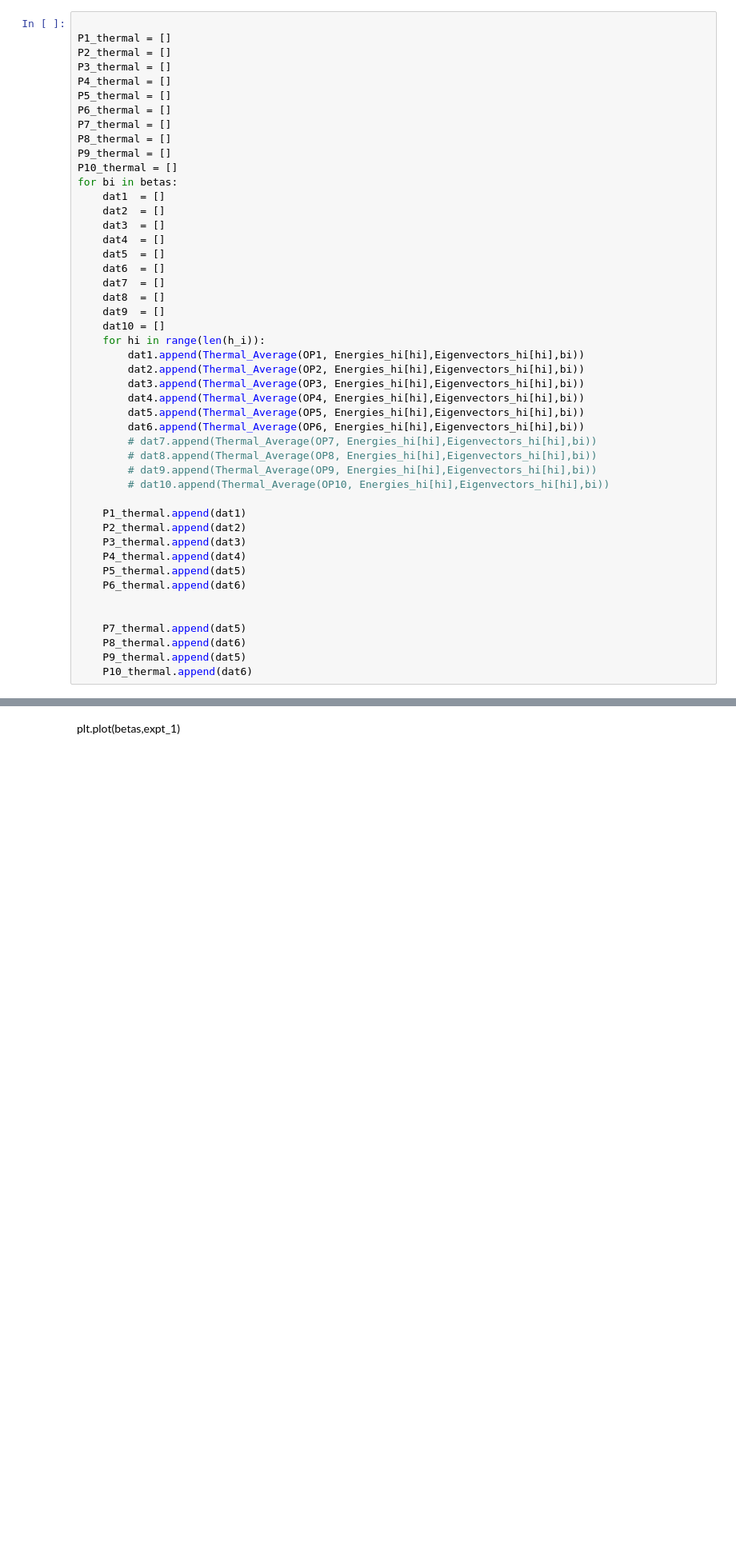
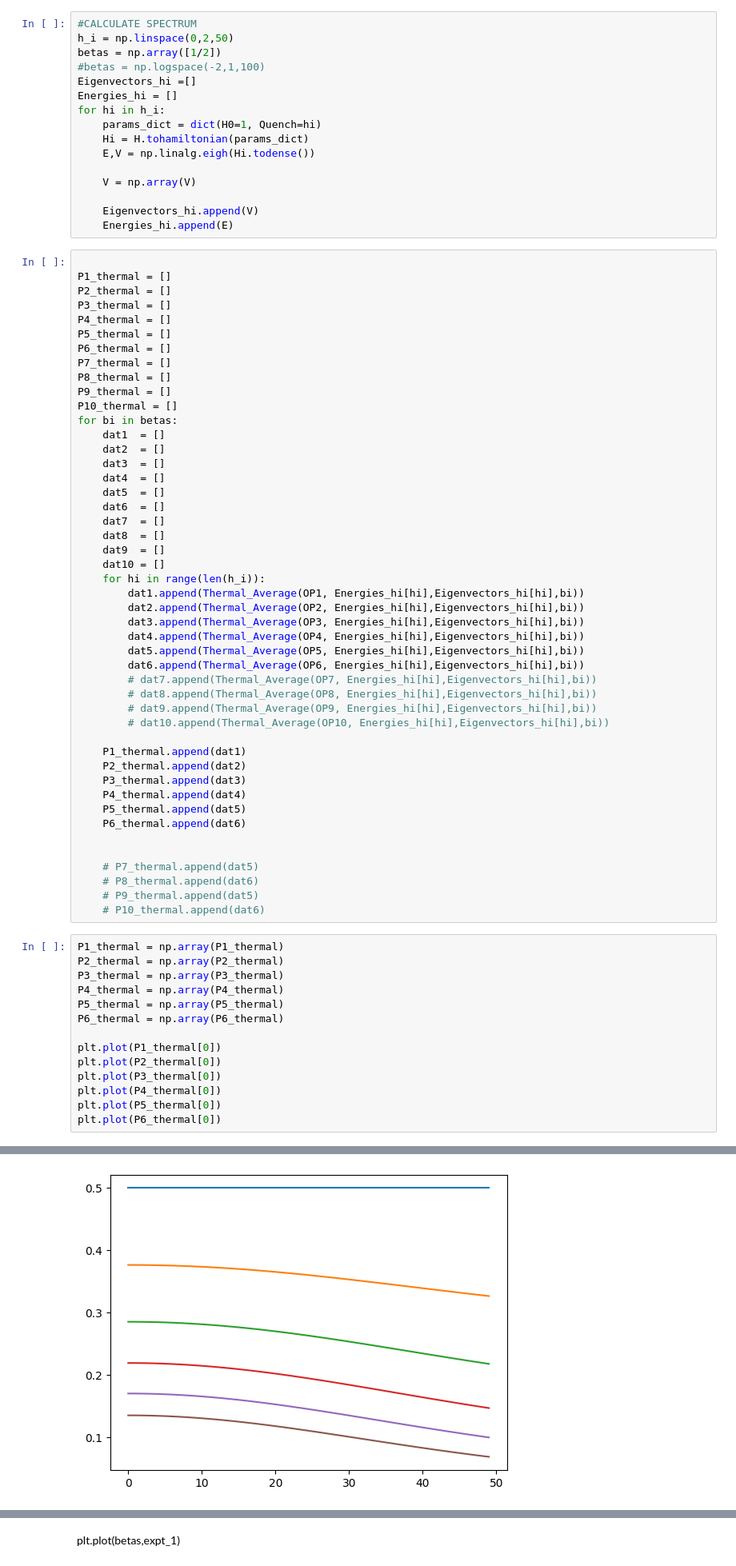
Before and after one commit to KristianMunnikhuis/subsystem_loschmidt_echo, a Jupyter notebook: scripts/mutual_info/exact_diag/Thermal Tests/gibbs_ED_quspin.ipynb, the cells around one changed output, grey strips where cells are left out. Shown at 80% size. Cells and saved outputs as stored; diff of their text form; blank space fills up the shorter version.

```diff
--- a/scripts/mutual_info/exact_diag/Thermal Tests/gibbs_ED_quspin.ipynb
+++ b/scripts/mutual_info/exact_diag/Thermal Tests/gibbs_ED_quspin.ipynb
@@ -418,3 +370,19 @@ OP10 = Projectors[n_10-1]
+# %%
+#CALCULATE SPECTRUM
+h_i = np.linspace(0,2,50)
+betas = np.array([1/2])
+#betas = np.logspace(-2,1,100)
+Eigenvectors_hi =[]
+Energies_hi = []
+for hi in h_i:
+    params_dict = dict(H0=1, Quench=hi)
+    Hi = H.tohamiltonian(params_dict)
+    E,V = np.linalg.eigh(Hi.todense())
+
+    V = np.array(V)
+
+    Eigenvectors_hi.append(V)
+    Energies_hi.append(E)
 # %%
 
 P1_thermal = []
@@ -458,7 +426,22 @@ for bi in betas:
     P6_thermal.append(dat6)
 
 
-    P7_thermal.append(dat5)
-    P8_thermal.append(dat6)
-    P9_thermal.append(dat5)
-    P10_thermal.append(dat6)
+    # P7_thermal.append(dat5)
+    # P8_thermal.append(dat6)
+    # P9_thermal.append(dat5)
+    # P10_thermal.append(dat6)
+# %%
+P1_thermal = np.array(P1_thermal)
+P2_thermal = np.array(P2_thermal)
+P3_thermal = np.array(P3_thermal)
+P4_thermal = np.array(P4_thermal)
+P5_thermal = np.array(P5_thermal)
+P6_thermal = np.array(P6_thermal)
+
+plt.plot(P1_thermal[0])
+plt.plot(P2_thermal[0])
+plt.plot(P3_thermal[0])
+plt.plot(P4_thermal[0])
+plt.plot(P5_thermal[0])
+plt.plot(P6_thermal[0])
+# %% [output]
@@ -465,3 +449,4 @@ for bi in betas:
+[figure, added]
 # %%
 P1_thermal = np.array(P1_thermal)
 P2_thermal = np.array(P2_thermal)
```
Also changed, not shown: parts of 11 cells of this notebook, 16 other files.
